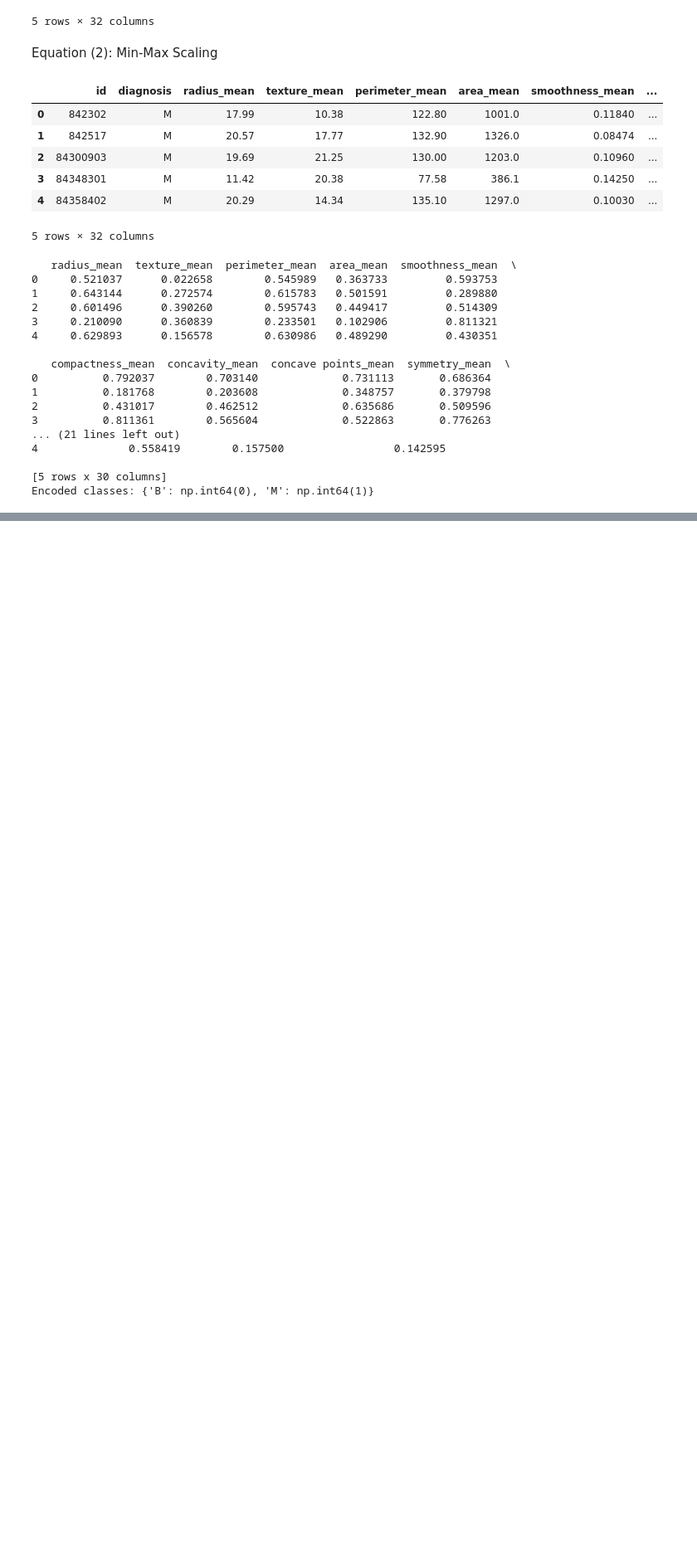
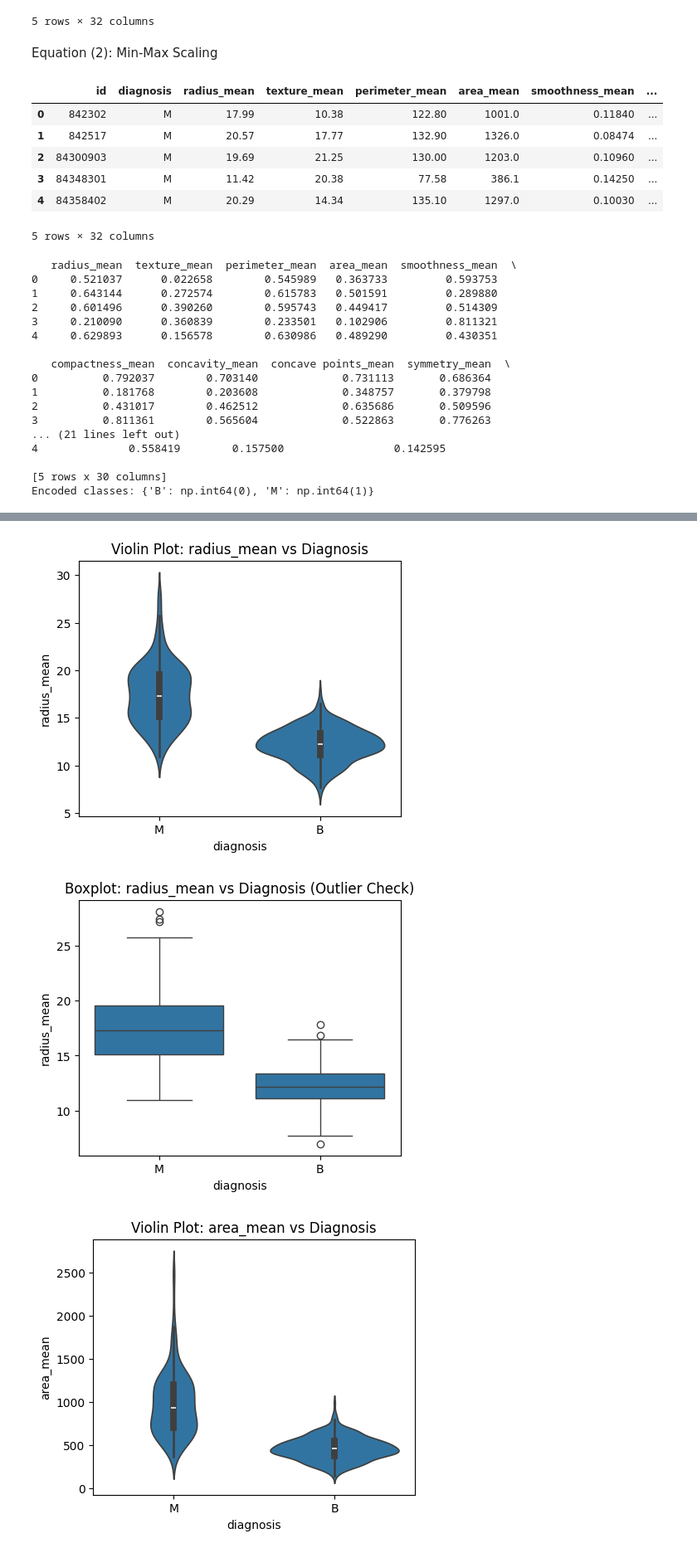
Before and after one commit to Badhon63/Machine-Learning_Lab, a Jupyter notebook: A2/05_regression.ipynb, the cells around one changed output, grey strips where cells are left out. Shown at 83% size. Drawn from its saved outputs; the diff is of its cells as text; code cells hidden in the pictures; blank space fills up the shorter version.

```diff
--- a/A2/05_regression.ipynb
+++ b/A2/05_regression.ipynb
@@ -158,0 +204,15 @@ Encoded classes: {'B': np.int64(0), 'M': np.int64(1)}
+# %%
+for feature in ['radius_mean', 'area_mean']:
+    plt.figure(figsize=(5,4))
+    sns.violinplot(x='diagnosis', y=feature, data=df)
+    plt.title(f"Violin Plot: {feature} vs Diagnosis")
+    plt.show()
+
+    plt.figure(figsize=(5,4))
+    sns.boxplot(x='diagnosis', y=feature, data=df)
+    plt.title(f"Boxplot: {feature} vs Diagnosis (Outlier Check)")
+    plt.show()
+# %% [output]
+[figure, added]
+[figure, added]
+[figure, added]
```
Also changed, not shown: parts of 76 cells of this notebook.
